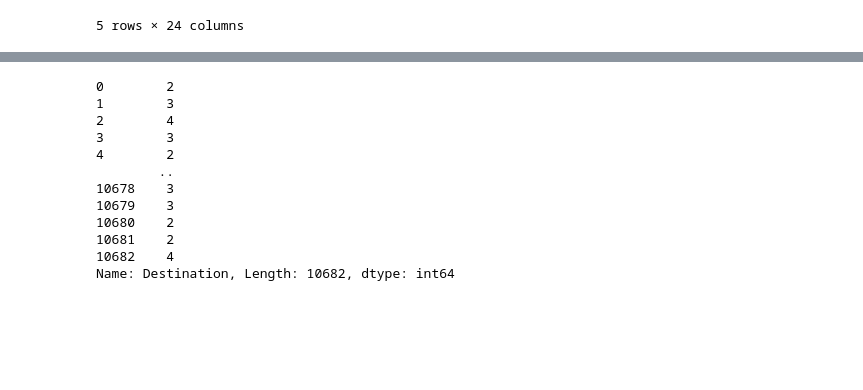
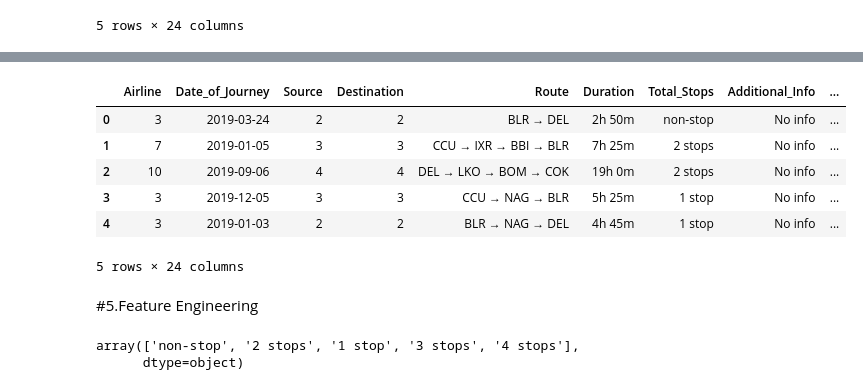
Before and after one commit to anilaksu/AI-and-Data-Science-Codes, a Jupyter notebook: Data_Science_Project_1_Airlines_Ticket_Fare.ipynb, the cells around one changed output, grey strips where cells are left out. Drawn from its saved outputs; the diff is of its cells as text; code cells hidden in the pictures; blank space fills up the shorter version.

```diff
--- a/Data_Science_Project_1_Airlines_Ticket_Fare.ipynb
+++ b/Data_Science_Project_1_Airlines_Ticket_Fare.ipynb
@@ -301,4 +301,4 @@ data.head()
 # %%
 airlines = data.groupby(['Airline'])['Price'].mean().sort_values().index
 dict_airlines = {key:index for index, key in enumerate(airlines, 0)}
-data['Airline'].map(dict_airlines)
+data['Airline'] = data['Airline'].map(dict_airlines)
@@ -318,18 +305,28 @@ Name: Airline, Length: 10682, dtype: int64
 # %%
 data['Destination'].replace('New Delhi', 'Delhi', inplace= True)
-airlines = data.groupby(['Destination'])['Price'].mean().sort_values().index
-dict_airlines = {key:index for index, key in enumerate(airlines, 0)}
-data['Destination'].map(dict_airlines)
+destination = data.groupby(['Destination'])['Price'].mean().sort_values().index
+dict_destination = {key:index for index, key in enumerate(destination, 0)}
+data['Destination'] = data['Destination'].map(dict_destination)
-# %% [output]
-0        2
-1        3
-2        4
-3        3
-4        2
-        ..
-10678    3
-10679    3
-10680    2
-10681    2
-10682    4
-Name: Destination, Length: 10682, dtype: int64
+# %%
+data['Source'].replace('New Delhi', 'Delhi', inplace= True)
+source = data.groupby(['Source'])['Price'].mean().sort_values().index
+dict_source = {key:index for index, key in enumerate(source, 0)}
+data['Source'] = data['Source'].map(dict_source)
+# %%
+data.head()
+# %% [output]
+|  | Airline | Date_of_Journey | Source | Destination | Route | Duration | Total_Stops | Additional_Info | ... |
+| 0 | 3 | 2019-03-24 | 2 | 2 | BLR → DEL | 2h 50m | non-stop | No info | ... |
+| 1 | 7 | 2019-01-05 | 3 | 3 | CCU → IXR → BBI → BLR | 7h 25m | 2 stops | No info | ... |
+| 2 | 10 | 2019-09-06 | 4 | 4 | DEL → LKO → BOM → COK | 19h 0m | 2 stops | No info | ... |
+| 3 | 3 | 2019-12-05 | 3 | 3 | CCU → NAG → BLR | 5h 25m | 1 stop | No info | ... |
+| 4 | 3 | 2019-01-03 | 2 | 2 | BLR → NAG → DEL | 4h 45m | 1 stop | No info | ... |
+5 rows × 24 columns
+# %% [markdown]
+#5.Feature Engineering
+# %%
+# Here we encode Total Stops, which is an ordinal data
+data['Total_Stops'].unique()
+# %% [output]
+array(['non-stop', '2 stops', '1 stop', '3 stops', '4 stops'],
+      dtype=object)
```
Also changed, not shown: parts of 22 cells of this notebook.
